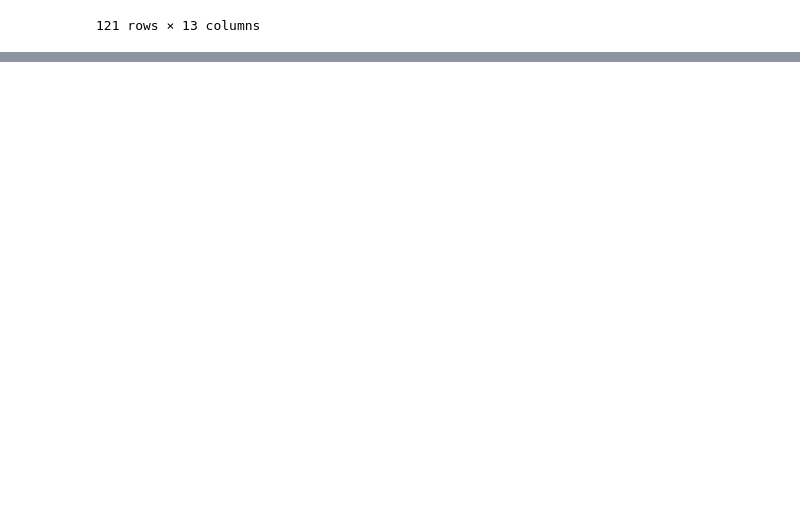
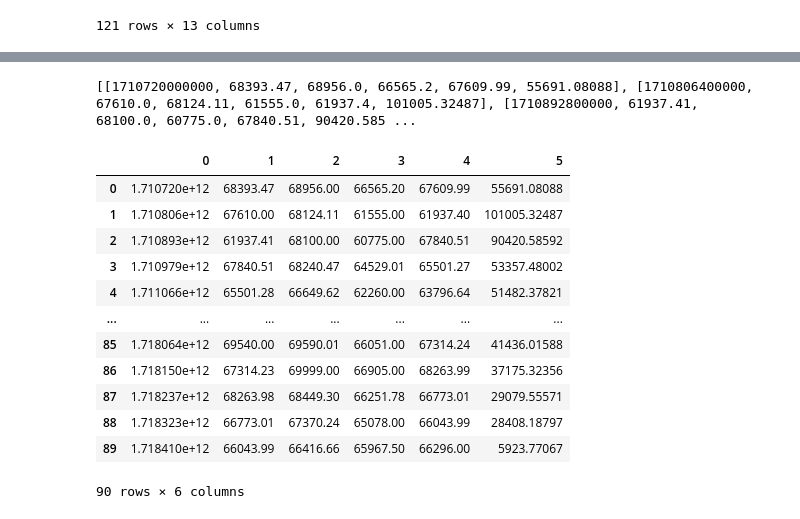
Before and after one commit to lich0079/python_numpy, a Jupyter notebook: abupy.ipynb, the cells around one changed output, grey strips where cells are left out. Cells and saved outputs as stored; diff of their text form; code cells hidden in the pictures; blank space fills up the shorter version.

```diff
--- a/abupy.ipynb
+++ b/abupy.ipynb
@@ -601,0 +600,34 @@ x
+# %%
+import ccxt
+client = ccxt.binance({
+                'enableRateLimit': True,
+                # 'proxies': get_proxy(),
+                'timeout': 30000,
+                'options': {
+                    'adjustForTimeDifference': True,  # 特定的交易所属性
+                }
+            })
+# %%
+btc_quote = client.fetch_ohlcv("BTCUSDT", timeframe='1d', limit=90)
+# %%
+print(btc_quote)
+# %% [output]
+[[1710720000000, 68393.47, 68956.0, 66565.2, 67609.99, 55691.08088], [1710806400000, 67610.0, 68124.11, 61555.0, 61937.4, 101005.32487], [1710892800000, 61937.41, 68100.0, 60775.0, 67840.51, 90420.585 ...
+# %%
+df = pd.DataFrame(btc_quote, dtype=float)
+# %%
+df
+# %% [output]
+|  | 0 | 1 | 2 | 3 | 4 | 5 |
+| 0 | 1.710720e+12 | 68393.47 | 68956.00 | 66565.20 | 67609.99 | 55691.08088 |
+| 1 | 1.710806e+12 | 67610.00 | 68124.11 | 61555.00 | 61937.40 | 101005.32487 |
+| 2 | 1.710893e+12 | 61937.41 | 68100.00 | 60775.00 | 67840.51 | 90420.58592 |
+| 3 | 1.710979e+12 | 67840.51 | 68240.47 | 64529.01 | 65501.27 | 53357.48002 |
+| 4 | 1.711066e+12 | 65501.28 | 66649.62 | 62260.00 | 63796.64 | 51482.37821 |
+| ... | ... | ... | ... | ... | ... | ... |
+| 85 | 1.718064e+12 | 69540.00 | 69590.01 | 66051.00 | 67314.24 | 41436.01588 |
+| 86 | 1.718150e+12 | 67314.23 | 69999.00 | 66905.00 | 68263.99 | 37175.32356 |
+| 87 | 1.718237e+12 | 68263.98 | 68449.30 | 66251.78 | 66773.01 | 29079.55571 |
+| 88 | 1.718323e+12 | 66773.01 | 67370.24 | 65078.00 | 66043.99 | 28408.18797 |
+| 89 | 1.718410e+12 | 66043.99 | 66416.66 | 65967.50 | 66296.00 | 5923.77067 |
+90 rows × 6 columns
```
Also changed, not shown: parts of 19 cells of this notebook, 8 other files.
